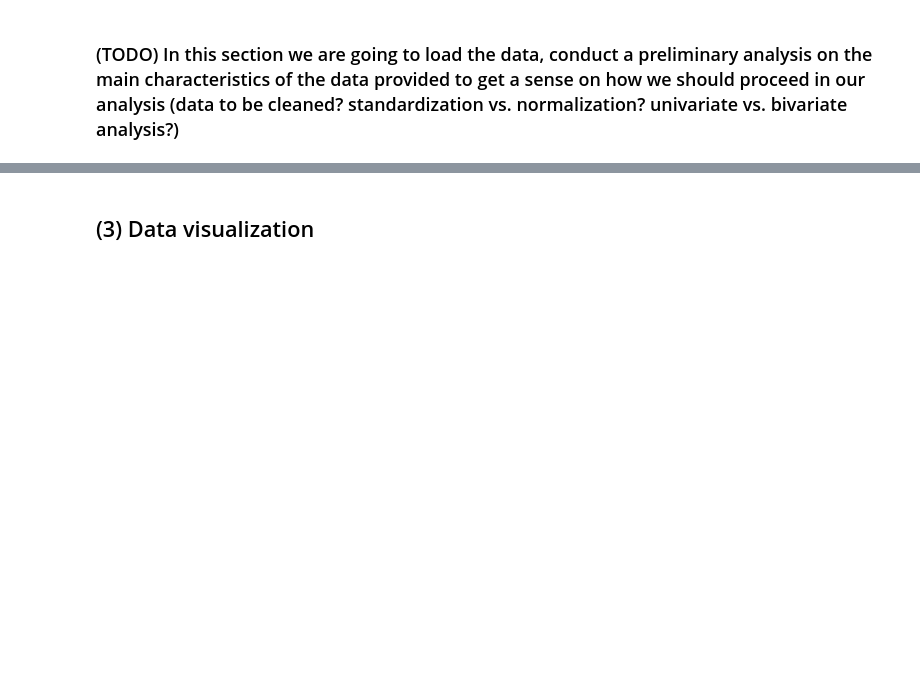
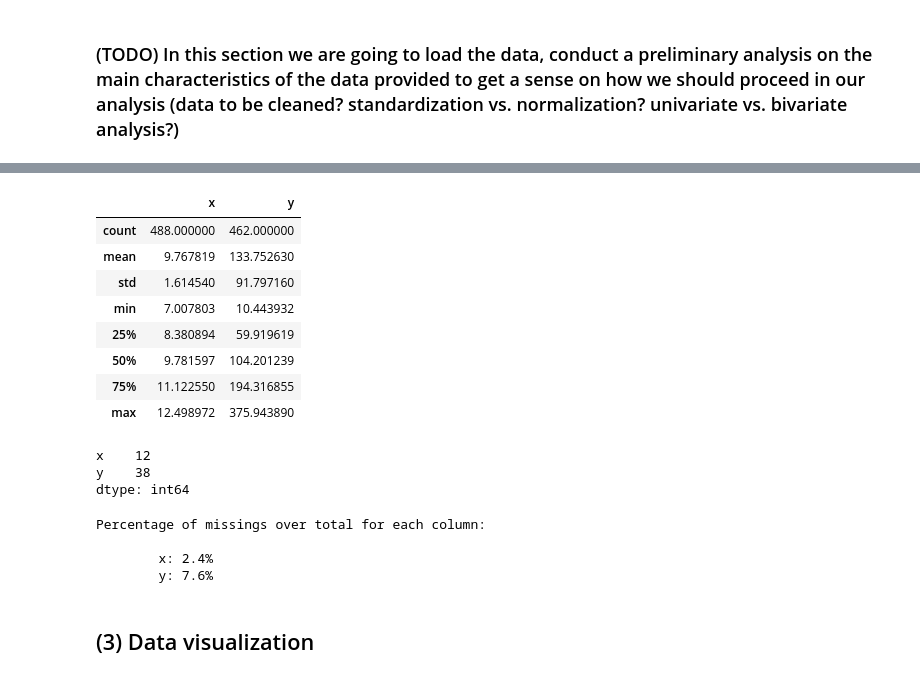
Before and after one commit to Travaz/supermercato24, a Jupyter notebook: analytics.ipynb, the cells around one changed output, grey strips where cells are left out. Saved outputs shown, nothing was run; the diff lists cells and outputs as text; code cells hidden in the pictures; blank space fills up the shorter version.

```diff
--- a/analytics.ipynb
+++ b/analytics.ipynb
@@ -63,0 +78,35 @@ We ask you to work in a Jupyter notebook specifying the versions of Python (vers
+# %%
+df.describe()
+# %% [output]
+|  | x | y |
+| count | 488.000000 | 462.000000 |
+| mean | 9.767819 | 133.752630 |
+| std | 1.614540 | 91.797160 |
+| min | 7.007803 | 10.443932 |
+| 25% | 8.380894 | 59.919619 |
+| 50% | 9.781597 | 104.201239 |
+| 75% | 11.122550 | 194.316855 |
+| max | 12.498972 | 375.943890 |
+# %%
+# If there are missing values, we wish to see an overview for each column
+if np.array(df.isnull().any()).any() == True: # TODO: This code might need some improvements!
+    missing_data_sum = df.isnull().sum()
+    print(missing_data_sum)
+# %% [output]
+x    12
+y    38
+dtype: int64
+# %%
+# Wish to go a little more in-depth with these missing values
+
+# Percentage of missings over total
+print(f"""Percentage of missings over total for each column:
+
+        x: {missing_data_sum.x/len(df.x) * 100}% \t
+        y: {missing_data_sum.y/len(df.y) * 100}%
+""")
+# %% [output]
+Percentage of missings over total for each column:
+
+        x: 2.4%
+        y: 7.6%
```
Also changed, not shown: parts of 13 cells of this notebook, 1 other file.
